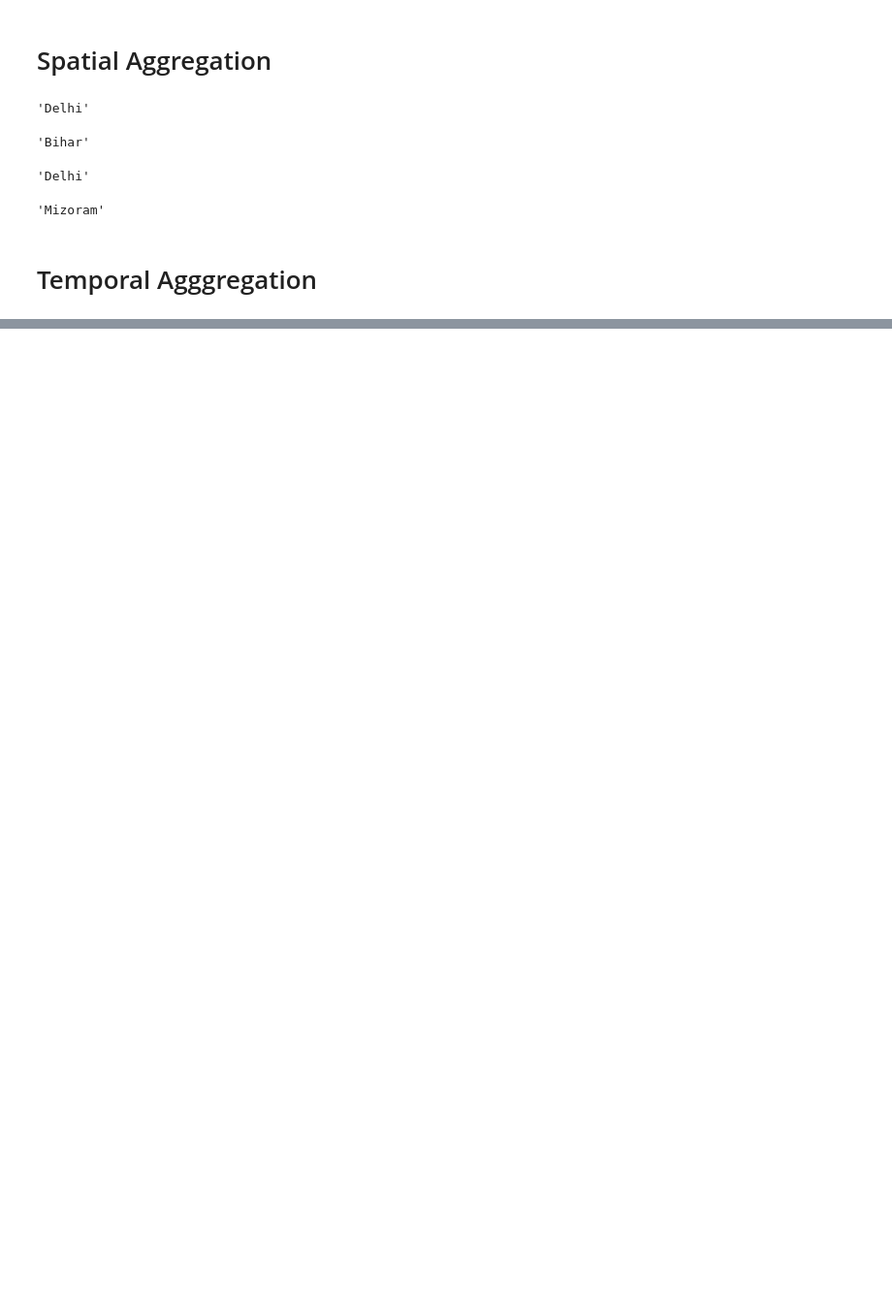
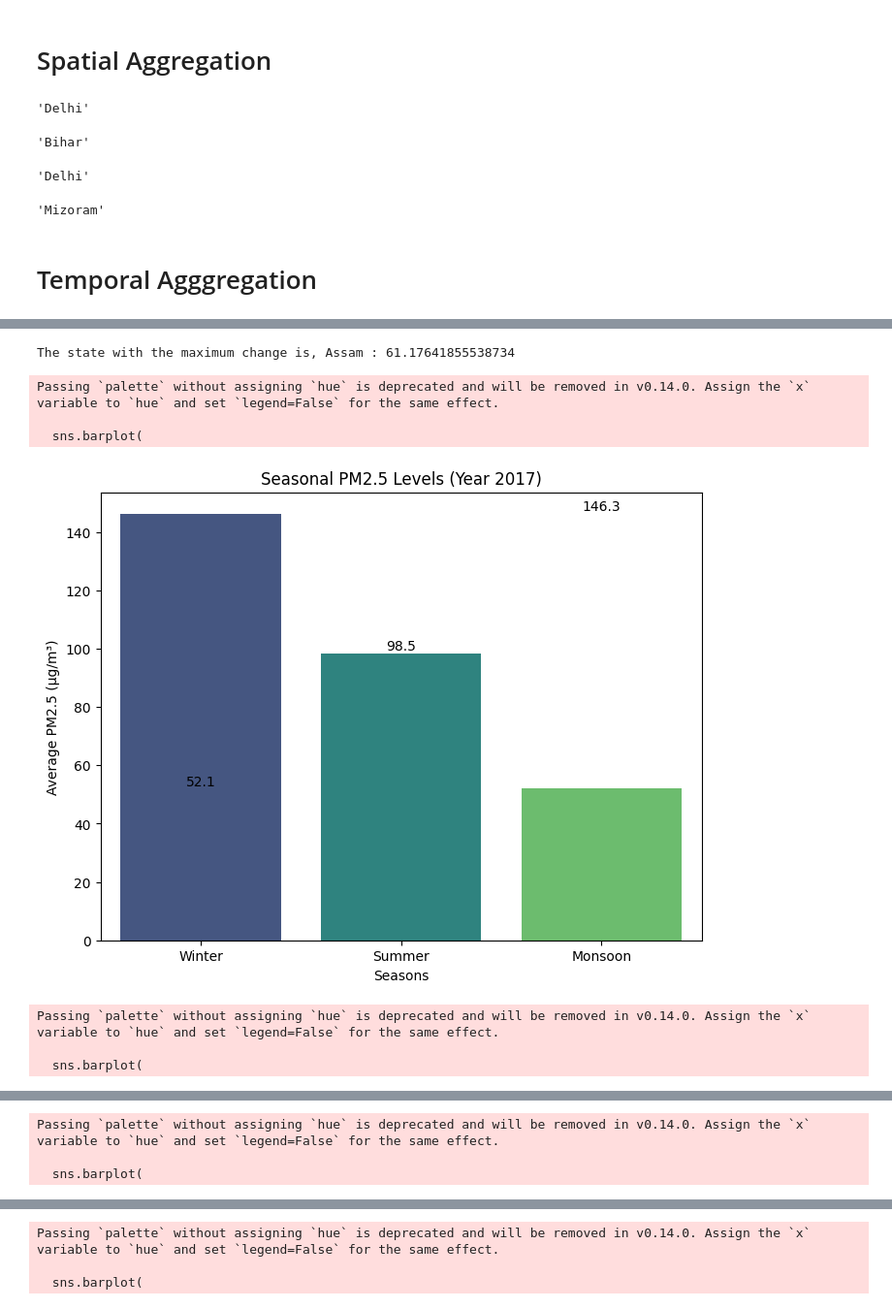
Before and after one commit to ishaank17/PSDV-Grp-ES-114-, a Jupyter notebook: Lab3/Lab3.ipynb, the cells around one changed output, grey strips where cells are left out. Shown at 97% size. Saved outputs shown, nothing was run; the diff lists cells and outputs as text; code cells hidden in the pictures; blank space fills up the shorter version.

```diff
--- a/Lab3/Lab3.ipynb
+++ b/Lab3/Lab3.ipynb
@@ -70,0 +102,74 @@ np.float64(nan)
+# %%
+# Q)1
+month_grp = {
+    6: "Monsoon",
+    7: "Monsoon",
+    8: "Monsoon",
+    9: "Monsoon",
+
+    3: "Summer",
+    4: "Summer",
+    5: "Summer",
+}
+data['Timestamp'] = pd.to_datetime(data['Timestamp'])
+data['Seasons'] = data['Timestamp'].dt.month.map(month_grp)
+filtered_data = data[data['Timestamp'].dt.year == 2022]
+
+grouped = filtered_data.groupby(['Seasons', 'state'])['PM2.5'].mean()
+per = ( grouped['Monsoon'] - grouped['Summer'] )*100/ grouped['Summer']
+print(f"The state with the maximum change is, {per.abs().idxmax()} : {per.abs().max()}")
+# %% [output]
+The state with the maximum change is, Assam : 61.17641855538734
+# %%
+'''2) Plot the average PM2.5 levels for Delhi across each season (Winter: December-February,
+ Summer: March-May, Monsoon: June-September)
+ from 2017 to 2023. What seasonal variation, if any, can you observe in pollution levels?'''
+
+delhi_data = data[data['city'] == 'Delhi']
+month_grp = {
+    12: 'Winter', 1: 'Winter', 2: 'Winter',
+    3: 'Summer', 4: 'Summer', 5: 'Summer',
+    6: 'Monsoon', 7: 'Monsoon', 8: 'Monsoon', 9: 'Monsoon'
+}
+
+delhi_seas = delhi_data.copy()
+delhi_seas['Seasons'] = delhi_seas['Timestamp'].dt.month.map(month_grp)
+
+delhi_seas['Year'] = delhi_seas['Timestamp'].dt.year
+delhi_seas.loc[delhi_seas['Timestamp'].dt.month == 12, 'Year'] += 1
+
+delhi_yr = []
+for i in range(2017, 2024):
+    yearly_data = delhi_seas[delhi_seas['Year'] == i]
+    delhi_yr.append(yearly_data)
+
+for i, df in enumerate(delhi_yr):
+    if df.empty: continue
+
+    seasonal_avg = df.groupby('Seasons')['PM2.5'].mean().reset_index()
+
+    plt.figure(figsize=(8,6))
+    sns.barplot(
+        x='Seasons',
+        y='PM2.5',
+        data=seasonal_avg,
+        order=['Winter', 'Summer', 'Monsoon'],
+        palette='viridis'
+    )
+    plt.title(f"Seasonal PM2.5 Levels (Year {df['Timestamp'].dt.year.iloc[1]})")
+    plt.xlabel("Seasons")
+    plt.ylabel("Average PM2.5 (µg/m³)")
+
+    for index, row in seasonal_avg.iterrows():
+        plt.text(index, row['PM2.5'], f"{row['PM2.5']:.1f}",
+                ha='center', va='bottom', fontsize=10)
+
+    plt.show()
+# %% [output]
+Passing `palette` without assigning `hue` is deprecated and will be removed in v0.14.0. Assign the `x` variable to `hue` and set `legend=False` for the same effect.
+
+  sns.barplot(
+[figure, added]
+Passing `palette` without assigning `hue` is deprecated and will be removed in v0.14.0. Assign the `x` variable to `hue` and set `legend=False` for the same effect.
+
+  sns.barplot(
@@ -70,0 +177,3 @@ np.float64(nan)
+Passing `palette` without assigning `hue` is deprecated and will be removed in v0.14.0. Assign the `x` variable to `hue` and set `legend=False` for the same effect.
+
+  sns.barplot(
@@ -70,0 +181,3 @@ np.float64(nan)
+Passing `palette` without assigning `hue` is deprecated and will be removed in v0.14.0. Assign the `x` variable to `hue` and set `legend=False` for the same effect.
+
+  sns.barplot(
```
Also changed, not shown: parts of 15 cells of this notebook.
